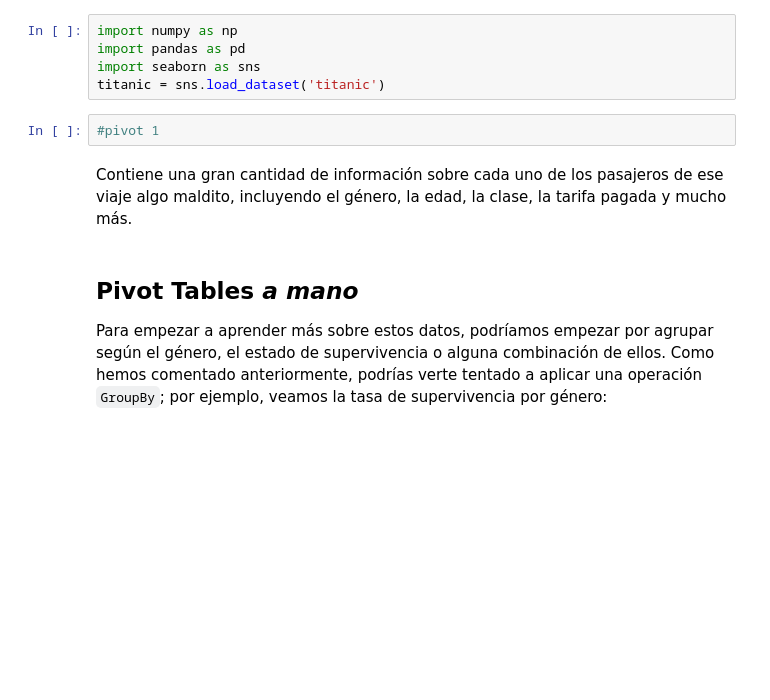
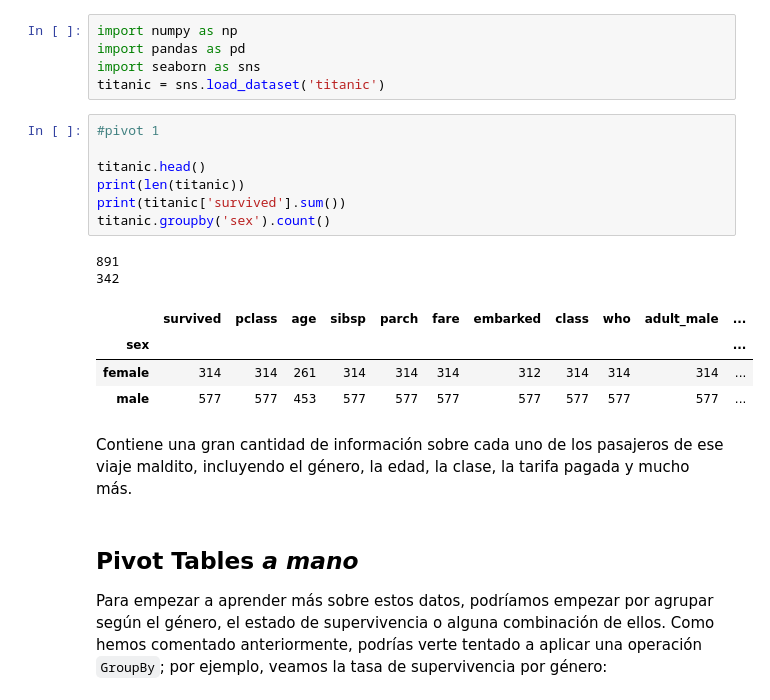
Before and after one commit to mrborjabarber/2509_dsft_thebridge_valencia, a Jupyter notebook: 2_data_analysis/2-Pandas/Teoría/3_Agrupaciones(borja).ipynb, the cells around one changed output. Cells and saved outputs as stored; diff of their text form; blank space fills up the shorter version.

```diff
--- a/2_data_analysis/2-Pandas/Teoría/3_Agrupaciones(borja).ipynb
+++ b/2_data_analysis/2-Pandas/Teoría/3_Agrupaciones(borja).ipynb
@@ -531,10 +894,22 @@ import numpy as np
 import pandas as pd
 import seaborn as sns
 titanic = sns.load_dataset('titanic')
-# %%
-#pivot 1
+# %%
+#pivot 1
+
+titanic.head()
+print(len(titanic))
+print(titanic['survived'].sum())
+titanic.groupby('sex').count()
+# %% [output]
+891
+342
+|  | survived | pclass | age | sibsp | parch | fare | embarked | class | who | adult_male | ... |
+| sex |  |  |  |  |  |  |  |  |  |  | ... |
+| female | 314 | 314 | 261 | 314 | 314 | 314 | 312 | 314 | 314 | 314 | ... |
+| male | 577 | 577 | 453 | 577 | 577 | 577 | 577 | 577 | 577 | 577 | ... |
 # %% [markdown]
-Contiene una gran cantidad de información sobre cada uno de los pasajeros de ese viaje algo maldito, incluyendo el género, la edad, la clase, la tarifa pagada y mucho más.
+Contiene una gran cantidad de información sobre cada uno de los pasajeros de ese viaje maldito, incluyendo el género, la edad, la clase, la tarifa pagada y mucho más.
 # %% [markdown]
 ## Pivot Tables *a mano*
 
```
Also changed, not shown: parts of 60 cells of this notebook.
